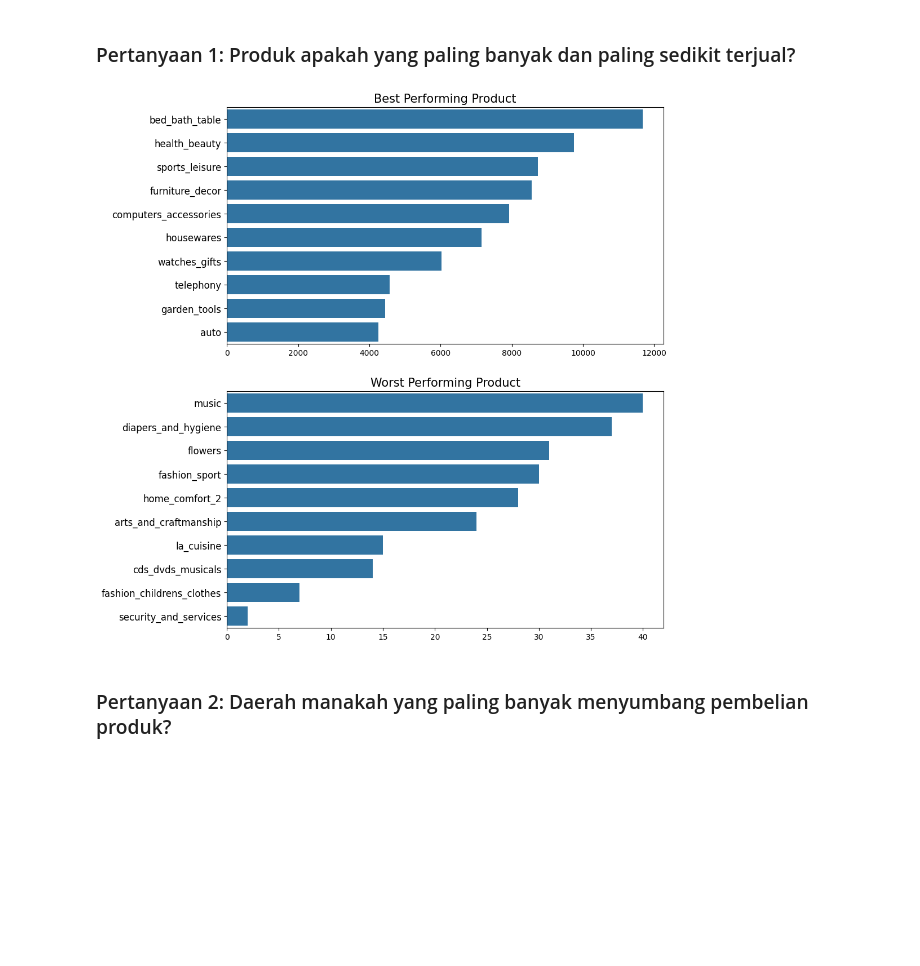
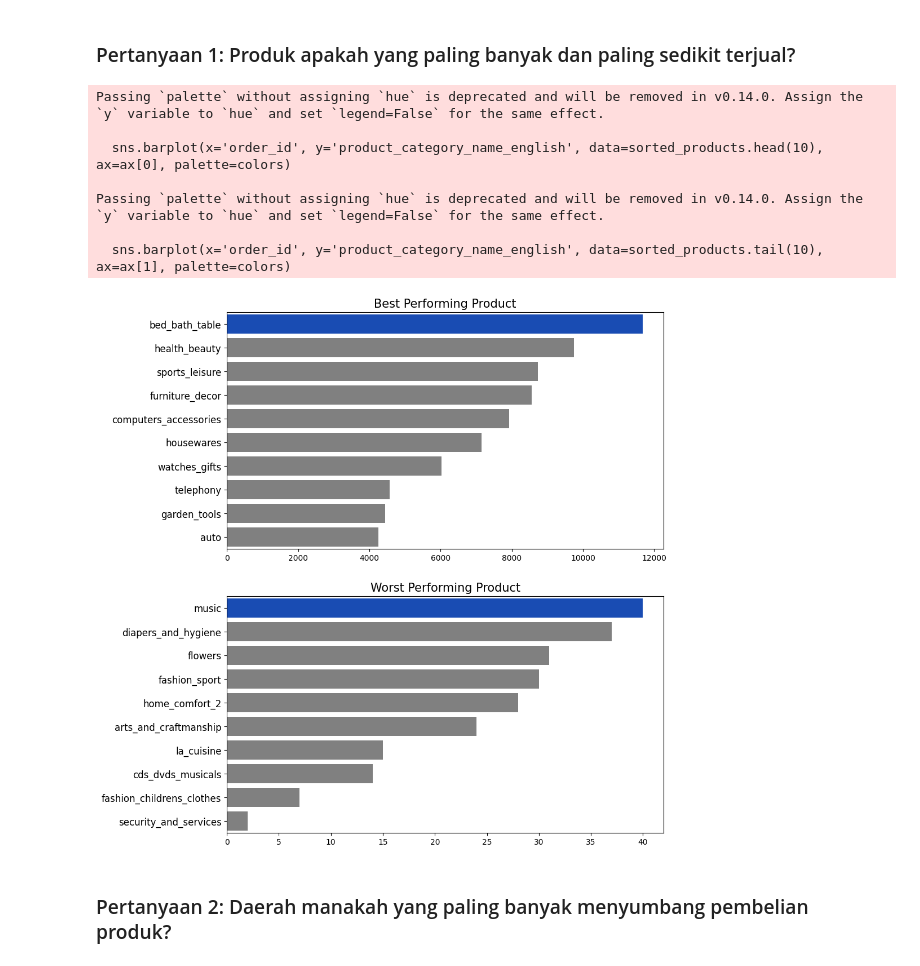
Before and after one commit to zaalmuh/Zaalmuh-FirstDataVis-Project, a Jupyter notebook: notebook.ipynb, the cells around one changed output. Cells and saved outputs as stored; diff of their text form; code cells hidden in the pictures; blank space fills up the shorter version.

Commit message:
Mengubah colors

```diff
--- a/notebook.ipynb
+++ b/notebook.ipynb
@@ -725,21 +725,29 @@ orders_review_sorted = all_df.groupby(by='product_category_name_english').agg({
 # %%
 # Plot 10 data teratas
 fig, ax = plt.subplots(2, 1, figsize=(10,12))
+colors = ["#0044CC", "#808080" , "#808080", "#808080", "#808080", "#808080", "#808080", "#808080", "#808080", "#808080" ]
 
 # Sort the bar chart from highest to lowest
-sns.barplot(x='order_id', y='product_category_name_english', data=sorted_products.head(10), ax=ax[0])
+sns.barplot(x='order_id', y='product_category_name_english', data=sorted_products.head(10), ax=ax[0], palette=colors)
 ax[0].set_ylabel(None)
 ax[0].set_xlabel(None)
 ax[0].set_title("Best Performing Product", loc="center", fontsize=15)
 ax[0].tick_params(axis ='y', labelsize=12)
 
-sns.barplot(x='order_id', y='product_category_name_english', data=sorted_products.tail(10), ax=ax[1])
+sns.barplot(x='order_id', y='product_category_name_english', data=sorted_products.tail(10), ax=ax[1], palette=colors)
 ax[1].set_ylabel(None)
 ax[1].set_xlabel(None)
 ax[1].set_title("Worst Performing Product", loc="center", fontsize=15)
 ax[1].tick_params(axis ='y', labelsize=12)
 # %% [output]
+Passing `palette` without assigning `hue` is deprecated and will be removed in v0.14.0. Assign the `y` variable to `hue` and set `legend=False` for the same effect.
+
+  sns.barplot(x='order_id', y='product_category_name_english', data=sorted_products.head(10), ax=ax[0], palette=colors)
+
+Passing `palette` without assigning `hue` is deprecated and will be removed in v0.14.0. Assign the `y` variable to `hue` and set `legend=False` for the same effect.
+
+  sns.barplot(x='order_id', y='product_category_name_english', data=sorted_products.tail(10), ax=ax[1], palette=colors)
-[figure, old version]
+[figure, new version]
 # %% [markdown]
 ### Pertanyaan 2: Daerah manakah yang paling banyak menyumbang pembelian produk?
 # %%
```
